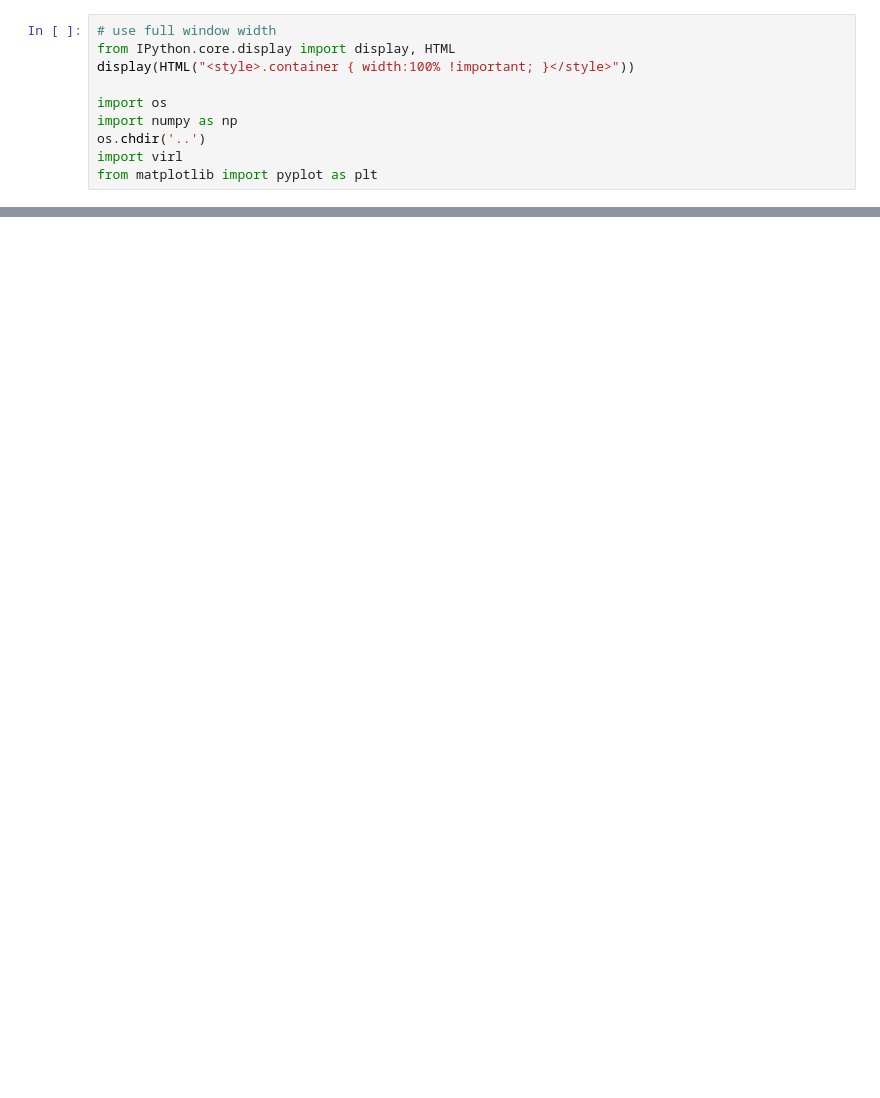
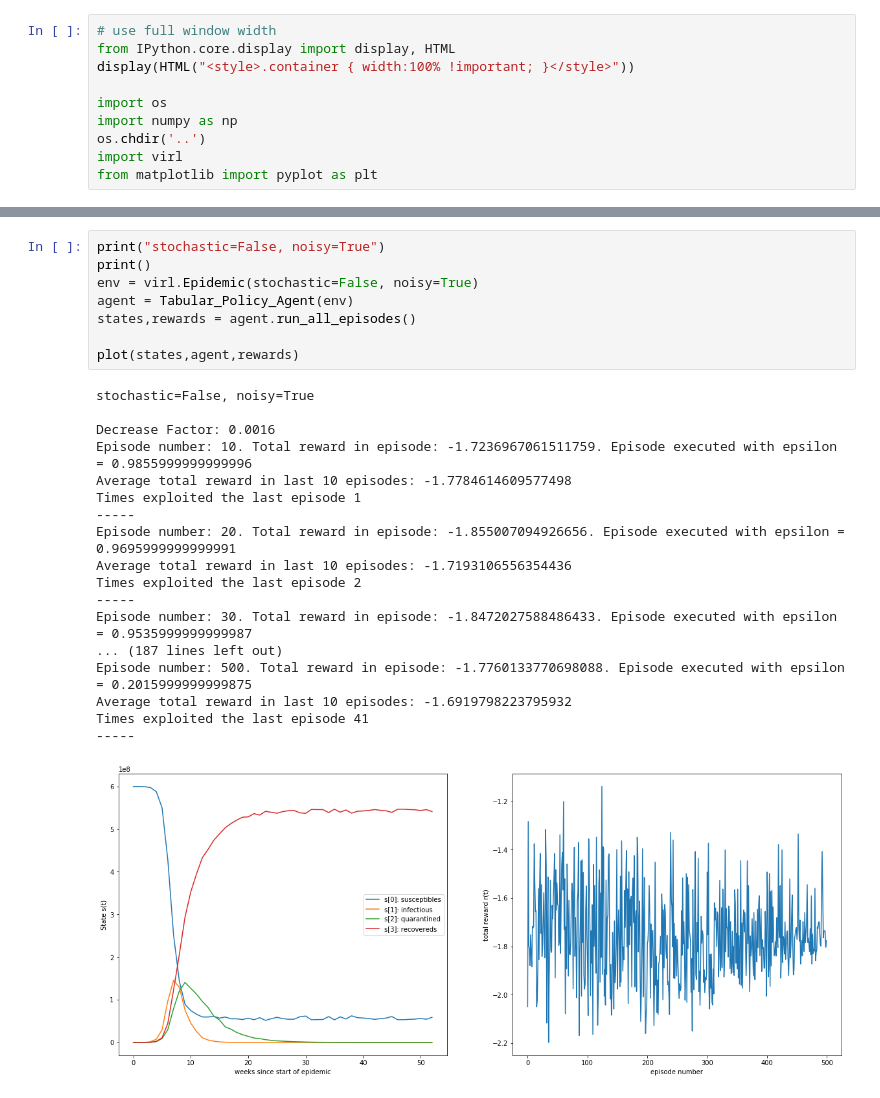
Before and after one commit to arranbrown99/COVID_simulation, a Jupyter notebook: notebooks/run_tabular_policy_search.ipynb, the cells around one changed output, grey strips where cells are left out. Saved outputs shown, nothing was run; the diff lists cells and outputs as text; blank space fills up the shorter version.

```diff
--- a/notebooks/run_tabular_policy_search.ipynb
+++ b/notebooks/run_tabular_policy_search.ipynb
@@ -166,0 +223,27 @@ plot(states,agent,rewards)
+# %%
+print("stochastic=False, noisy=True")
+print()
+env = virl.Epidemic(stochastic=False, noisy=True)
+agent = Tabular_Policy_Agent(env)
+states,rewards = agent.run_all_episodes()
+
+plot(states,agent,rewards)
+# %% [output]
+stochastic=False, noisy=True
+
+Decrease Factor: 0.0016
+Episode number: 10. Total reward in episode: -1.7236967061511759. Episode executed with epsilon = 0.9855999999999996
+Average total reward in last 10 episodes: -1.7784614609577498
+Times exploited the last episode 1
+-----
+Episode number: 20. Total reward in episode: -1.855007094926656. Episode executed with epsilon = 0.9695999999999991
+Average total reward in last 10 episodes: -1.7193106556354436
+Times exploited the last episode 2
+-----
+Episode number: 30. Total reward in episode: -1.8472027588486433. Episode executed with epsilon = 0.9535999999999987
+... (187 lines left out)
+Episode number: 500. Total reward in episode: -1.7760133770698088. Episode executed with epsilon = 0.2015999999999875
+Average total reward in last 10 episodes: -1.6919798223795932
+Times exploited the last episode 41
+-----
+[figure, added]
```
Also changed, not shown: parts of 6 cells of this notebook.
